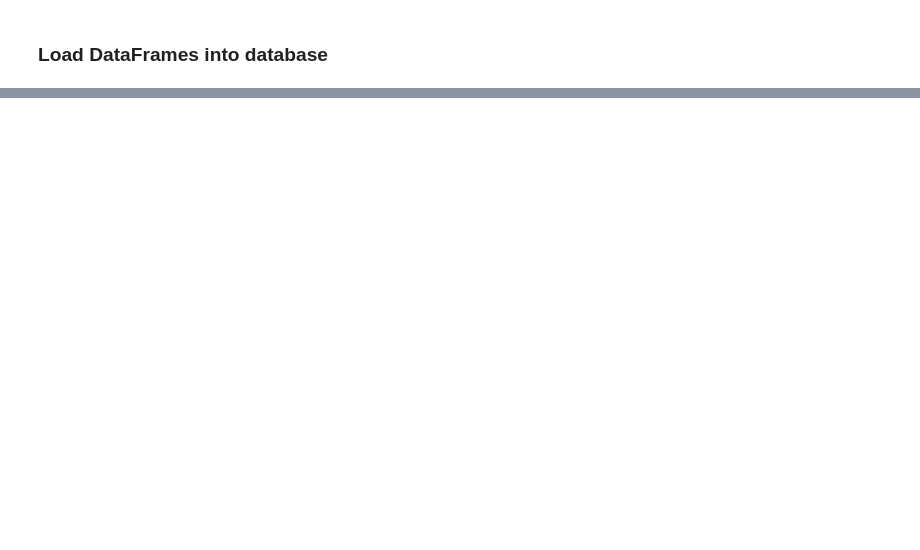
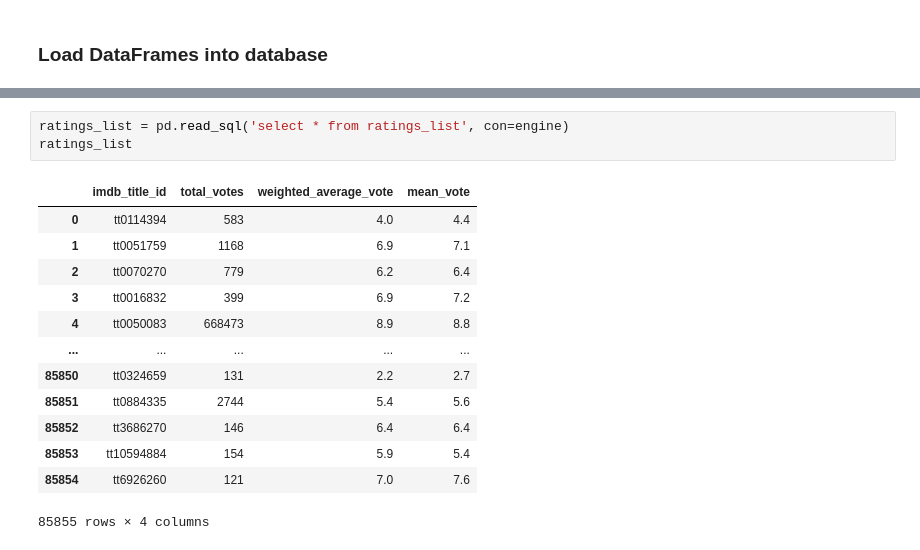
Before and after one commit to ic17rey/ETL-Project-Group-A, a Jupyter notebook: movies_etl.ipynb, the cells around one changed output, grey strips where cells are left out. Saved outputs shown, nothing was run; the diff lists cells and outputs as text; blank space fills up the shorter version.

```diff
--- a/movies_etl.ipynb
+++ b/movies_etl.ipynb
@@ -45,0 +66,17 @@ movies_df.to_sql(name='movies', con=conn, if_exists='replace')
+# %%
+ratings_list = pd.read_sql('select * from ratings_list', con=engine)
+ratings_list
+# %% [output]
+|  | imdb_title_id | total_votes | weighted_average_vote | mean_vote |
+| 0 | tt0114394 | 583 | 4.0 | 4.4 |
+| 1 | tt0051759 | 1168 | 6.9 | 7.1 |
+| 2 | tt0070270 | 779 | 6.2 | 6.4 |
+| 3 | tt0016832 | 399 | 6.9 | 7.2 |
+| 4 | tt0050083 | 668473 | 8.9 | 8.8 |
+| ... | ... | ... | ... | ... |
+| 85850 | tt0324659 | 131 | 2.2 | 2.7 |
+| 85851 | tt0884335 | 2744 | 5.4 | 5.6 |
+| 85852 | tt3686270 | 146 | 6.4 | 6.4 |
+| 85853 | tt10594884 | 154 | 5.9 | 5.4 |
+| 85854 | tt6926260 | 121 | 7.0 | 7.6 |
+85855 rows × 4 columns
```
Also changed, not shown: parts of 4 cells of this notebook, 3 other files.
